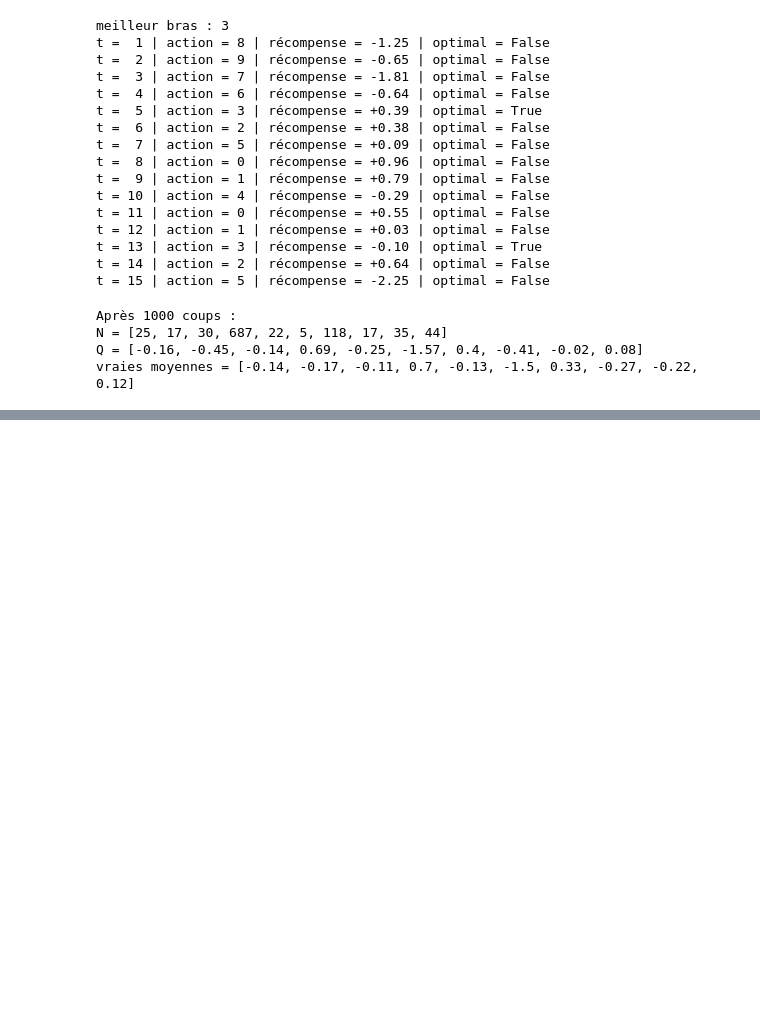
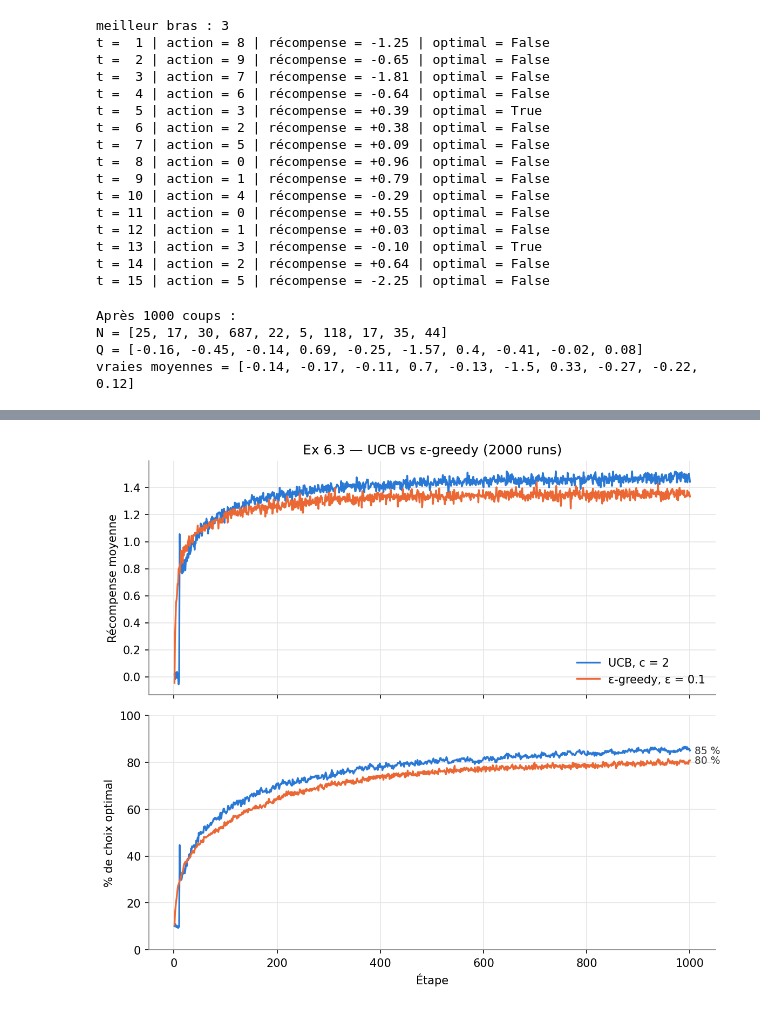
Before and after one commit to ElSyna/M2-T1-ML-Bandit-Manchot, a Jupyter notebook: tp_bandit.ipynb, the cells around one changed output, grey strips where cells are left out. Cells and saved outputs as stored; diff of their text form; code cells hidden in the pictures; blank space fills up the shorter version.

```diff
--- a/tp_bandit.ipynb
+++ b/tp_bandit.ipynb
@@ -398,0 +477,10 @@ vraies moyennes = [-0.14, -0.17, -0.11, 0.7, -0.13, -1.5, 0.33, -0.27, -0.22, 0.
+# %%
+random.seed(SEED)
+results_6 = simulate({
+    "UCB, c = 2": lambda: UCBGreedyPlayer(10, c=2),
+    "ε-greedy, ε = 0.1": lambda: GreedyPlayer(10, eps=0.1),
+})
+plot_comparison(results_6, "Ex 6.3 — UCB vs ε-greedy (2000 runs)",
+                "figures/ex6_3_ucb_vs_greedy.png")
+# %% [output]
+[figure, added]
```
Also changed, not shown: parts of 17 cells of this notebook, 8 other files.
